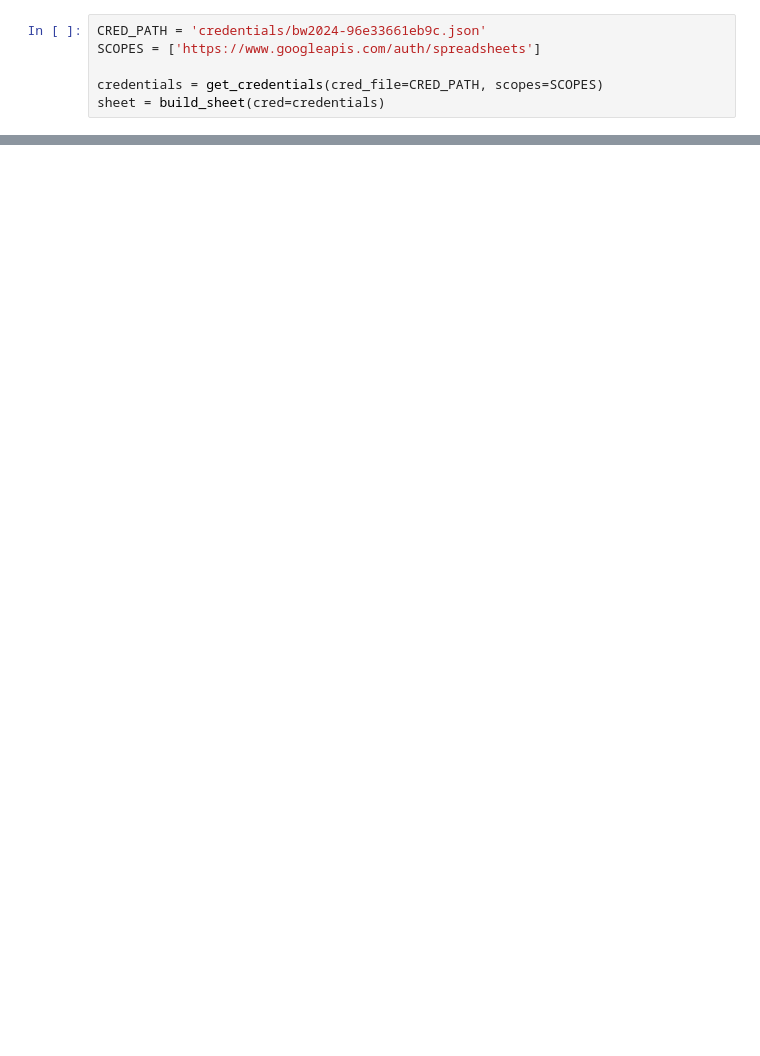
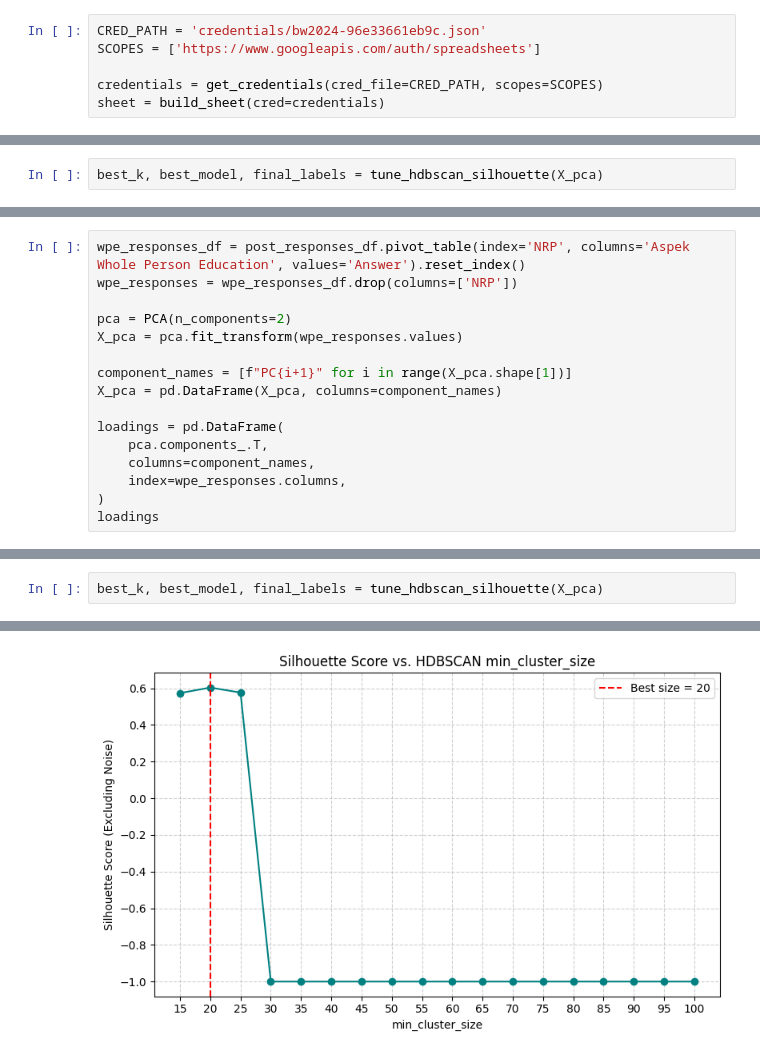
Before and after one commit to pengwen101/student-recommendation-system, a Jupyter notebook: exploratory-data-analysis.ipynb, the cells around one changed output, grey strips where cells are left out. Saved outputs shown, nothing was run; the diff lists cells and outputs as text; blank space fills up the shorter version.

```diff
--- a/exploratory-data-analysis.ipynb
+++ b/exploratory-data-analysis.ipynb
@@ -95,0 +696,2 @@ post_df = pd.melt(post_df, id_vars=['Timestamp', 'Email'], var_name='Question',
+# %%
+best_k, best_model, final_labels = tune_hdbscan_silhouette(X_pca)
@@ -95,0 +718,16 @@ post_df = pd.melt(post_df, id_vars=['Timestamp', 'Email'], var_name='Question',
+# %%
+wpe_responses_df = post_responses_df.pivot_table(index='NRP', columns='Aspek Whole Person Education', values='Answer').reset_index()
+wpe_responses = wpe_responses_df.drop(columns=['NRP'])
+
+pca = PCA(n_components=2)
+X_pca = pca.fit_transform(wpe_responses.values)
+
+component_names = [f"PC{i+1}" for i in range(X_pca.shape[1])]
+X_pca = pd.DataFrame(X_pca, columns=component_names)
+
+loadings = pd.DataFrame(
+    pca.components_.T,
+    columns=component_names,
+    index=wpe_responses.columns,
+)
+loadings
@@ -95,0 +906,3 @@ post_df = pd.melt(post_df, id_vars=['Timestamp', 'Email'], var_name='Question',
+# %%
+best_k, best_model, final_labels = tune_hdbscan_silhouette(X_pca)
+# %% [output]
@@ -95,0 +926 @@ post_df = pd.melt(post_df, id_vars=['Timestamp', 'Email'], var_name='Question',
+[figure, added]
```
Also changed, not shown: parts of 84 cells of this notebook.
